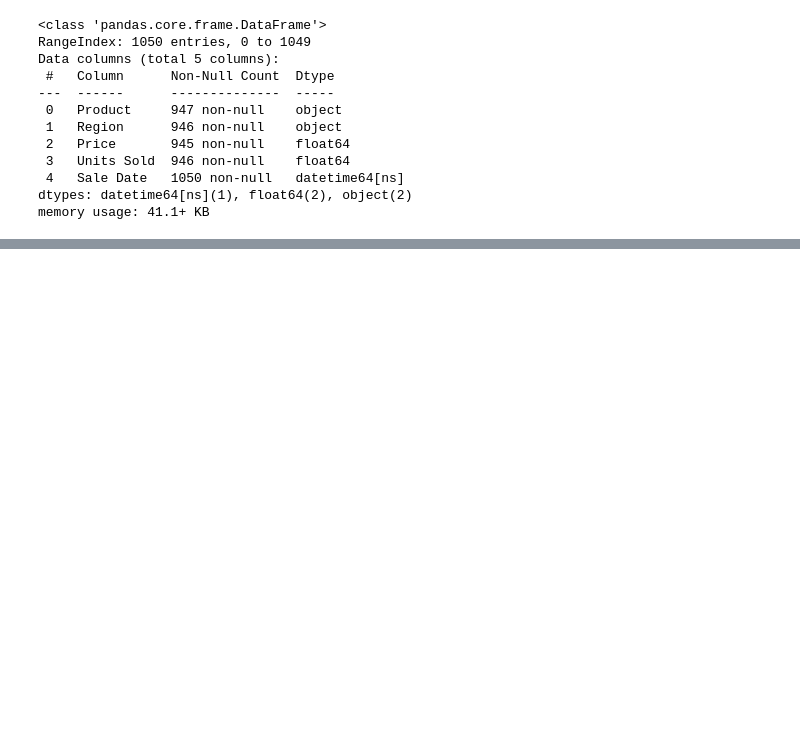
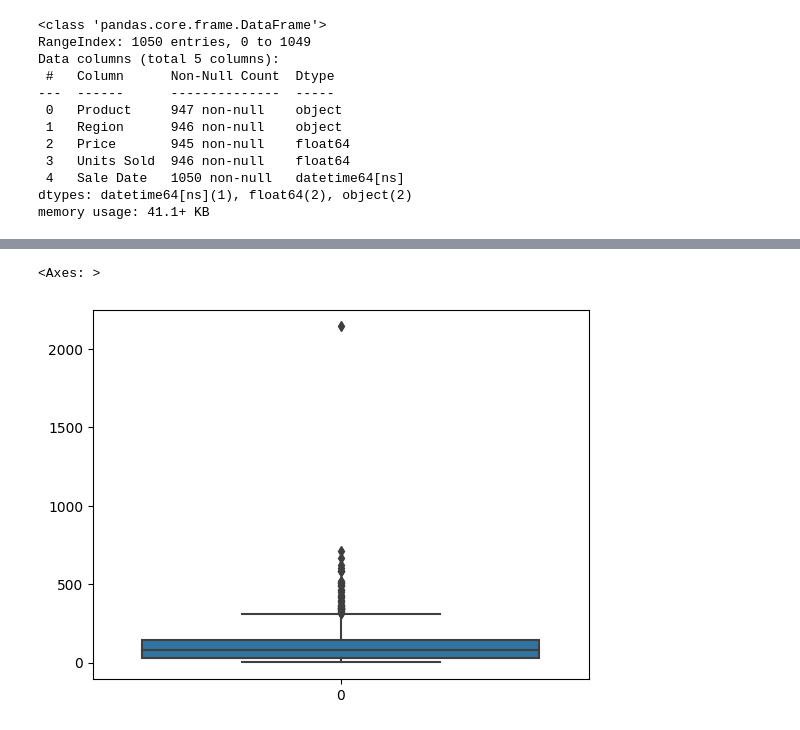
Before and after one commit to CodyDong/schulich_data_science, a Jupyter notebook: assignment1.ipynb, the cells around one changed output, grey strips where cells are left out. Cells and saved outputs as stored; diff of their text form; code cells hidden in the pictures; blank space fills up the shorter version.

```diff
--- a/assignment1.ipynb
+++ b/assignment1.ipynb
@@ -75,0 +90,5 @@ memory usage: 41.1+ KB
+# %%
+sns.boxplot(df['Price'])
+# %% [output]
+<Axes: >
+[figure, added]
```
Also changed, not shown: parts of 5 cells of this notebook.
